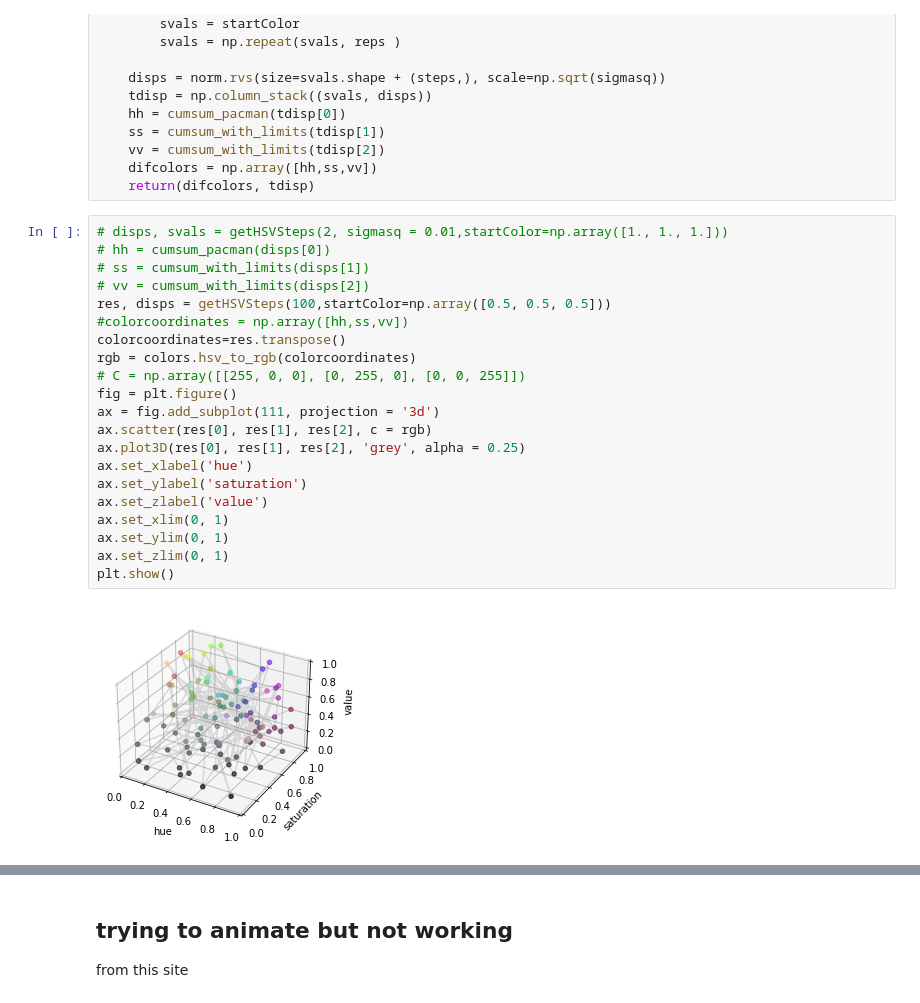
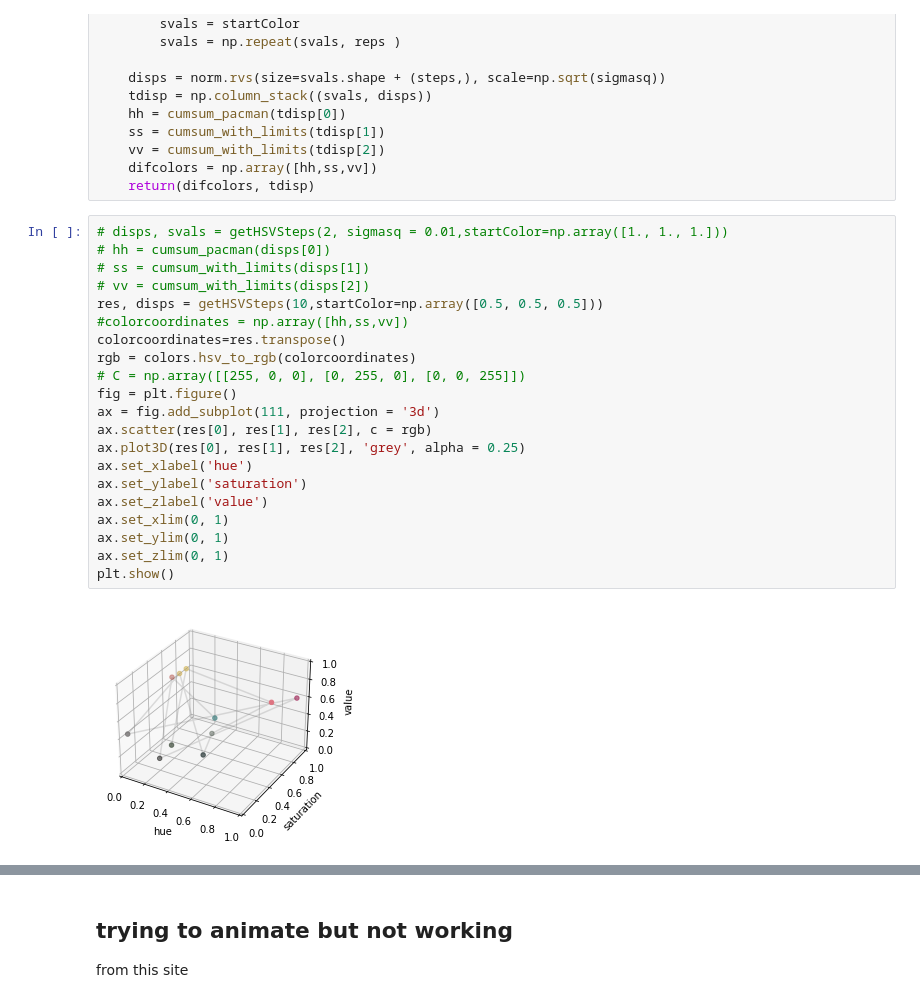
Before and after one commit to michaelalfaro/colordiffuser, a Jupyter notebook: color_diffuser.ipynb, the cells around one changed output, grey strips where cells are left out. Cells and saved outputs as stored; diff of their text form.

```diff
--- a/color_diffuser.ipynb
+++ b/color_diffuser.ipynb
@@ -136,26 +136,26 @@ def getHSVSteps(steps, sigmasq=1, reps=1, startColor = None):
 # %%
 # disps, svals = getHSVSteps(2, sigmasq = 0.01,startColor=np.array([1., 1., 1.]))
 # hh = cumsum_pacman(disps[0])
 # ss = cumsum_with_limits(disps[1])
 # vv = cumsum_with_limits(disps[2])
-res, disps = getHSVSteps(100,startColor=np.array([0.5, 0.5, 0.5]))
+res, disps = getHSVSteps(10,startColor=np.array([0.5, 0.5, 0.5]))
 #colorcoordinates = np.array([hh,ss,vv])
 colorcoordinates=res.transpose()
 rgb = colors.hsv_to_rgb(colorcoordinates)
 # C = np.array([[255, 0, 0], [0, 255, 0], [0, 0, 255]])
 fig = plt.figure()
 ax = fig.add_subplot(111, projection = '3d')
 ax.scatter(res[0], res[1], res[2], c = rgb)
 ax.plot3D(res[0], res[1], res[2], 'grey', alpha = 0.25)
 ax.set_xlabel('hue')
 ax.set_ylabel('saturation')
 ax.set_zlabel('value')
 ax.set_xlim(0, 1)
 ax.set_ylim(0, 1)
 ax.set_zlim(0, 1)
 plt.show()
 # %% [output]
-[figure, old version]
+[figure, new version]
 # %%
 fig, (ax1, ax2, ax3) = plt.subplots(3, 1, figsize=(10,4), sharey=True)
 
```
Also changed, not shown: parts of 24 cells of this notebook.
